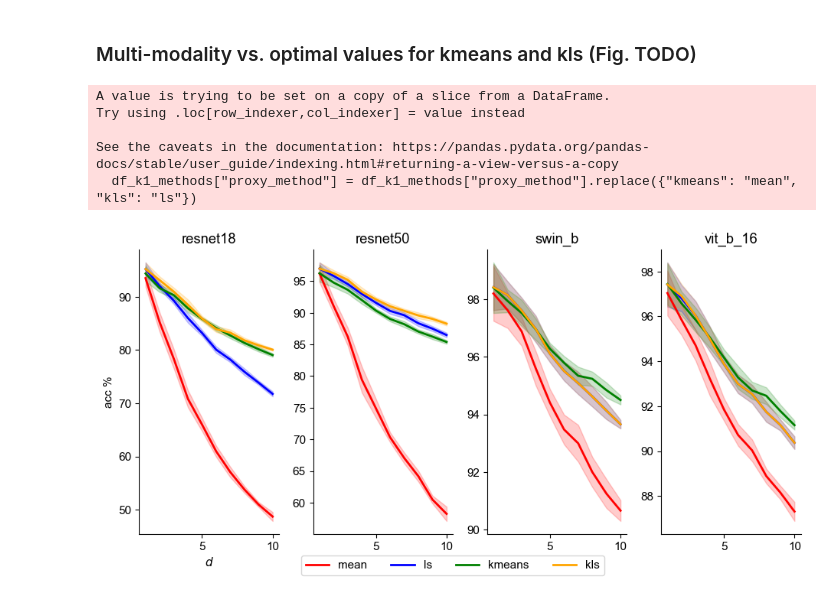
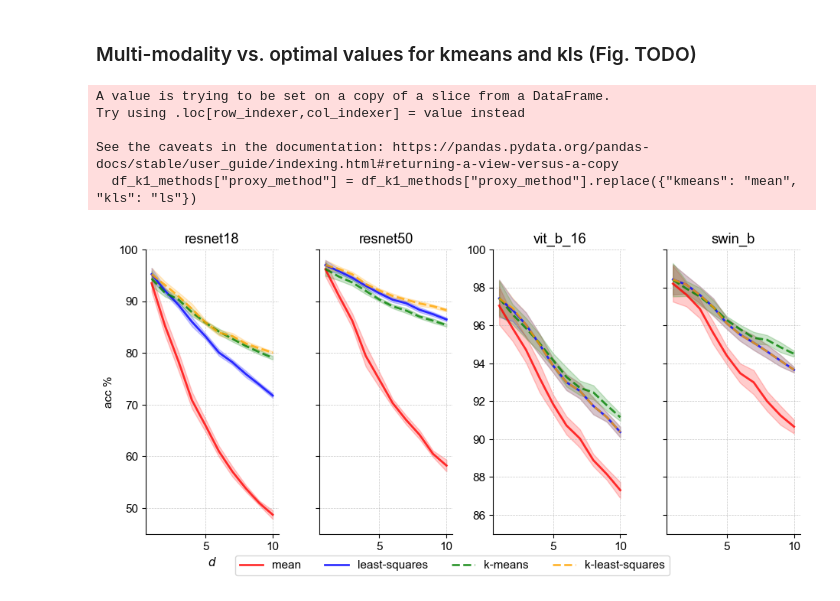
Before and after one commit to DATEXIS/IMPRINT, a Jupyter notebook: analysis/analysis.ipynb, the cells around one changed output. Cells and saved outputs as stored; diff of their text form; code cells hidden in the pictures.

```diff
--- a/analysis/analysis.ipynb
+++ b/analysis/analysis.ipynb
@@ -1262,11 +1268,11 @@ backbone = ["resnet18", "vit_b_16", "resnet50", "swin_b"]
 aspect_ratio = 3 / 4
 fig_height = text_width_inches * aspect_ratio
 
-plt.rcParams.update({"font.size": 11})  # Adjust size as needed
+plt.rcParams.update({"font.size": 10})  # Adjust size as needed
 fig, ax = plt.subplots(
     2,
     4,
-    figsize=(1.2 * text_width_inches, 1.2 * fig_height),
+    figsize=(1.1 * text_width_inches, fig_height),
 )
 count_lm = -1
 count_d = -1
@@ -1296,7 +1302,7 @@ for i in range(2):
                 ci_lower.append(m - 1.96 * (std / np.sqrt(n)))
                 ci_upper.append(m + 1.96 * (std / np.sqrt(n)))
 
-            ax[i, j].plot(d_vals, mean_values, "-", color="red", label="ImageNet (remapped)")
+            ax[i, j].plot(d_vals, mean_values, "-", color="red", label=r'ImageNet ("$d$ in $1$")')
             ax[i, j].fill_between(d_vals, ci_lower, ci_upper, color="red", alpha=0.15)
             ax[i, j].spines["right"].set_visible(False)
             ax[i, j].spines["top"].set_visible(False)
@@ -1305,7 +1311,7 @@ for i in range(2):
 
             if bb in ["resnet18", "resnet50"]:
                 ax[i, j].set_ylabel(r"$\mathcal{NC}_1$")
-            if bb in ["resnet50", "swin_b"]:
+            if bb in ["resnet50",]: # "swin_b"]:
                 ax[i, j].set_xlabel("$d$")
 
             # y-axis scaling
@@ -1346,9 +1352,9 @@ for i in range(2):
 
 h1, l1 = ax[0, 0].get_legend_handles_labels()  # the ImageNet line
 h2, l2 = ax[1, 1].get_legend_handles_labels()  # the MNIST/Fashion/CIFAR/CombiDigits dots
-fig.legend(h1 + h2, l1 + l2, loc="lower center", ncol=5, bbox_to_anchor=(0.5, 0), fontsize=10)
+fig.legend(h1 + h2, l1 + l2, loc="lower center", ncol=5, bbox_to_anchor=(0.5, 0), fontsize=9)
 plt.tight_layout(rect=[0, 0.05, 1, 1])
-plt.savefig(os.path.join(graphs_save_dict, f"nc1_with_combi.pdf"), bbox_inches="tight", dpi=300)
+plt.savefig(os.path.join(graphs_save_dict, f"nc1.pdf"), bbox_inches="tight", dpi=300)
 plt.show()
 # %% [output]
 A value is trying to be set on a copy of a slice from a DataFrame.
@@ -1408,8 +1414,8 @@ focus_column_values = {
         -1,
     ],
     "normalize_for_proxy_selection": [  # NORM_pre for generating weights
-        "l2",  # Qi
-        # "none",  # almost Qi
+        # "l2",  # Qi
+        "none",  # almost Qi
     ],
     "normalize_weights": [  # NORM_post for generated weights
         "l2",
@@ -1720,11 +1740,16 @@ for (bb, d, method), group in df_adaptive.groupby(["backbone_name", "d", "proxy_
 	best_k_results.append(best_row)
 
 df_best_k = pd.DataFrame(best_k_results)
+# Print the optimal k values
+# print("Optimal k values for each (backbone, d, method):")
+# for _, row in df_best_k.iterrows():
+	# print(f"Backbone: {row['backbone_name']}, d: {row['d']}, Method: {row['proxy_method']}, Optimal k: {row['k']}, Mean Acc: {row['mean_acc']:.2f} ± {1.96 * row['std_acc'] / np.sqrt(row['count']):.2f}")
 
 # For k=1 methods (mean, ls), get their data from aggregated results
 df_k1_methods = df_aggregated[df_aggregated["proxy_method"].isin(["kmeans", "kls"]) & (df_aggregated["k"] == 1)]
 # Rename kls to ls and kmeans to mean in here
 df_k1_methods["proxy_method"] = df_k1_methods["proxy_method"].replace({"kmeans": "mean", "kls": "ls"})
+
 
 # Combine results
 df_plot = pd.concat([df_k1_methods, df_best_k], ignore_index=True)
@@ -1733,11 +1758,18 @@ df_plot = pd.concat([df_k1_methods, df_best_k], ignore_index=True)
 df_final = df_plot.copy()
 
 # Plotting
-backbones = ["resnet18", "resnet50", "swin_b", "vit_b_16"]
+backbones = ["resnet18", "resnet50", "vit_b_16", "swin_b"]
 methods = ["mean", "ls", "kmeans", "kls"]
 colors = {"mean": "red", "ls": "blue", "kmeans": "green", "kls": "orange"}
 markers = {"mean": "o", "ls": "s", "kmeans": "^", "kls": "D"}
+linestyles = {"mean": "-", "ls": "-", "kmeans": "--", "kls": "--"}
 
+method_renamer = {
+	"mean": "mean",
+	"ls": "least-squares",
+	"kmeans": "k-means",
+	"kls": "k-least-squares",
+}
 aspect_ratio = 3 / 4
 fig_height = text_width_inches * aspect_ratio
 plt.rcParams.update({'font.size': 11})
@@ -1745,6 +1777,7 @@ fig, axes = plt.subplots(1, 4, sharey=False, figsize=(1.5*text_width_inches, fig
 
 for ax, bb in zip(axes, backbones):
 	for method in methods:
+		method_label = method_renamer[method]
 		method_data = df_final[
 			(df_final["backbone_name"] == bb) &
 			(df_final["proxy_method"] == method)
@@ -1755,10 +1788,12 @@ for ax, bb in zip(axes, backbones):
 				method_data["d"],
 				method_data["mean_acc"],
 				color=colors[method],
+				linestyle=linestyles[method],
 				# marker=markers[method],
-				label=method,
+				label=method_label,
 				linewidth=2,
-				markersize=6
+				markersize=6,
+				alpha=0.8,
 			)
 			ax.fill_between(
 				method_data["d"],
@@ -1789,33 +1824,45 @@ for ax, bb in zip(axes, backbones):
 	ax.spines["top"].set_visible(False)
 	ax.spines["right"].set_visible(False)
 	# ax.grid(True, alpha=0.3)
+	ax.grid(True, linestyle="--", linewidth=0.5, alpha=0.7)
+
+	if "resnet" in bb:
+		ax.set_ylim(45, 100)
+	else:
+		ax.set_ylim(85, 100)
+
+	if bb in ["resnet50", "swin_b"]:
+		# Hide y-tick labels for these backbones
+		ax.tick_params(labelleft=False)
+
+
 
 # Add legend
 handles, labels = axes[0].get_legend_handles_labels()
 fig.legend(
 	handles, labels,
 	loc="lower center",
 	ncol=len(methods),
 	bbox_to_anchor=(0.5, 0),
 	fontsize=11
 )
 
 plt.tight_layout(rect=[0, 0, 1, 1])
 plt.savefig(
     os.path.join(graphs_save_dict, "d_vs_accuracy_methods_comparison.pdf"),
     bbox_inches="tight",
     dpi=300
 )
 plt.savefig(
     os.path.join(graphs_save_dict, "d_vs_accuracy_methods_comparison.svg"),
     bbox_inches="tight",
     dpi=300
 )
 plt.show()
 # %% [output]
 A value is trying to be set on a copy of a slice from a DataFrame.
 Try using .loc[row_indexer,col_indexer] = value instead
 
 See the caveats in the documentation: https://pandas.pydata.org/pandas-docs/stable/user_guide/indexing.html#returning-a-view-versus-a-copy
   df_k1_methods["proxy_method"] = df_k1_methods["proxy_method"].replace({"kmeans": "mean", "kls": "ls"})
-[figure, old version]
+[figure, new version]
```
Also changed, not shown: parts of 4 cells of this notebook, 8 other files.
